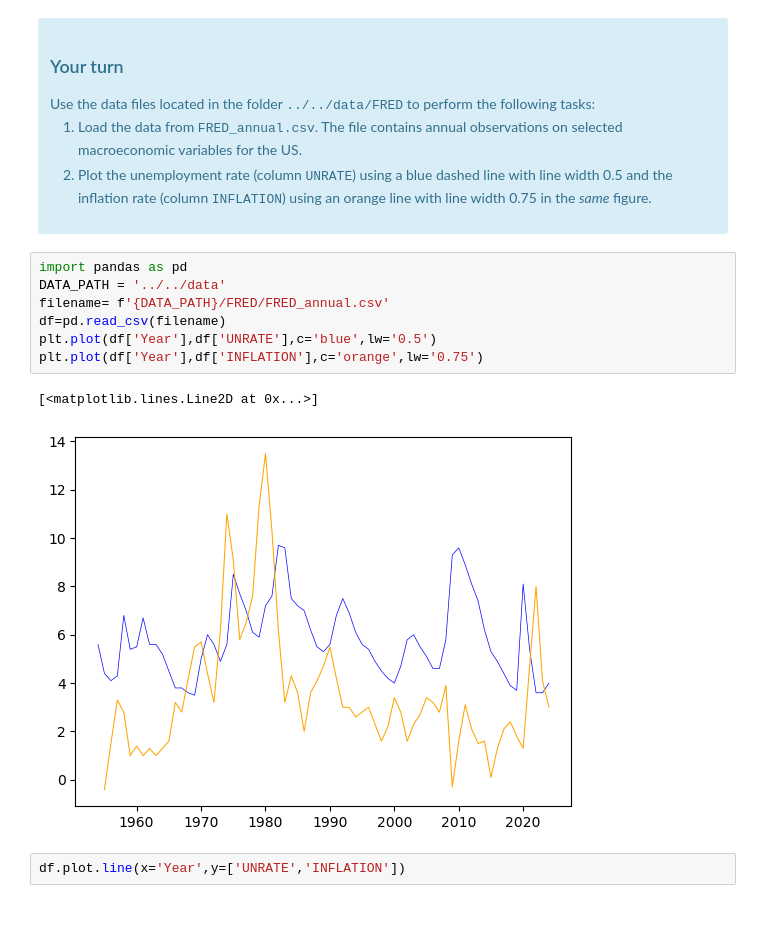
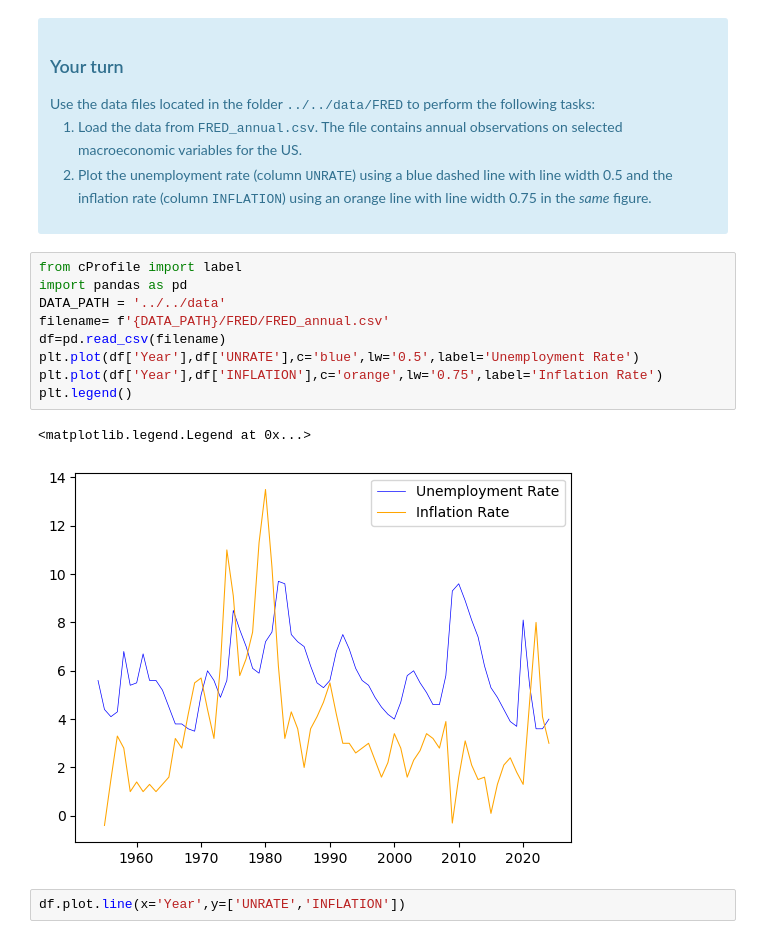
Before and after one commit to Vanya-n/TECH2-H25, a Jupyter notebook: lectures/lecture3/lecture3-template VN.ipynb, the cells around one changed output. Drawn from its saved outputs; the diff is of its cells as text.

```diff
--- a/lectures/lecture3/lecture3-template VN.ipynb
+++ b/lectures/lecture3/lecture3-template VN.ipynb
@@ -121,15 +122,17 @@ Use the data files located in the folder <TT>../../data/FRED</TT> to perform the
 </ol>
 </div>
 # %%
+from cProfile import label
 import pandas as pd
 DATA_PATH = '../../data'
 filename= f'{DATA_PATH}/FRED/FRED_annual.csv'
 df=pd.read_csv(filename)
-plt.plot(df['Year'],df['UNRATE'],c='blue',lw='0.5')
-plt.plot(df['Year'],df['INFLATION'],c='orange',lw='0.75')
+plt.plot(df['Year'],df['UNRATE'],c='blue',lw='0.5',label='Unemployment Rate')
+plt.plot(df['Year'],df['INFLATION'],c='orange',lw='0.75',label='Inflation Rate')
+plt.legend()
 # %% [output]
-[<matplotlib.lines.Line2D at 0x...>]
+<matplotlib.legend.Legend at 0x...>
-[figure, old version]
+[figure, new version]
 # %%
 df.plot.line(x='Year',y=['UNRATE','INFLATION'])
 # %% [output]
```
Also changed, not shown: parts of 2 cells of this notebook.
